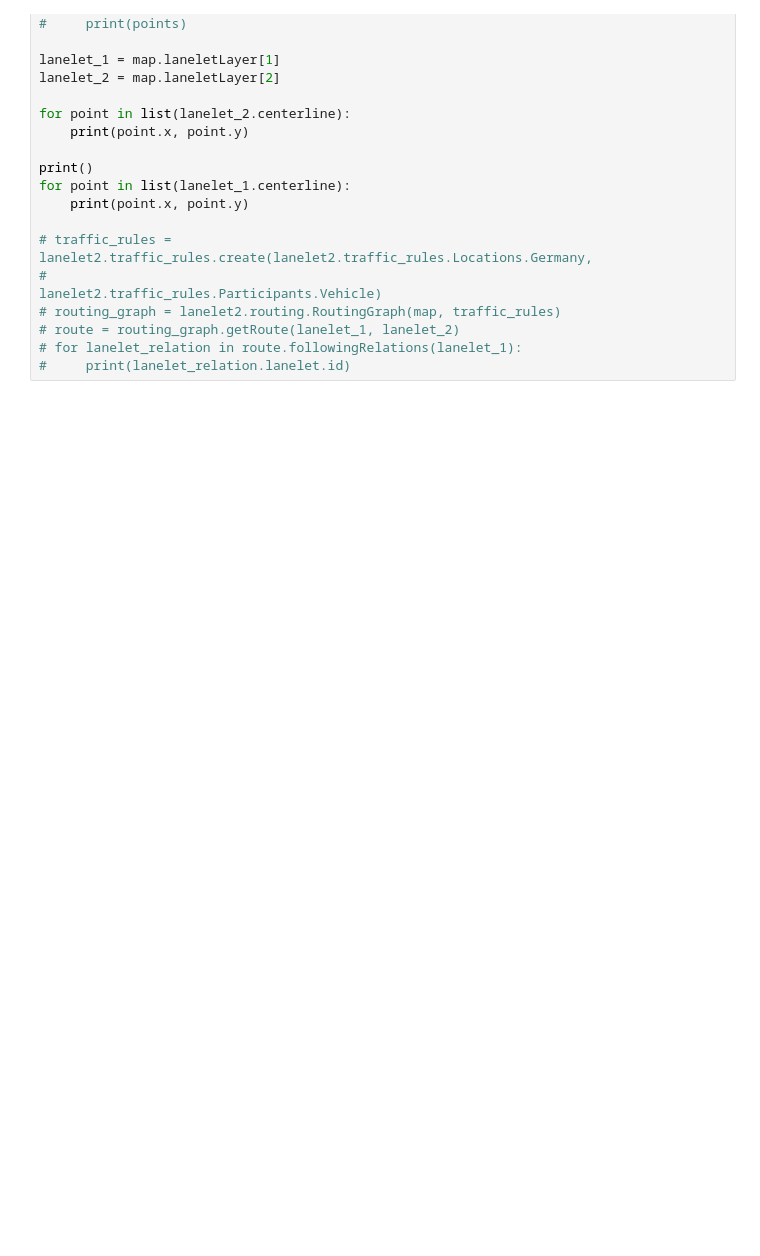
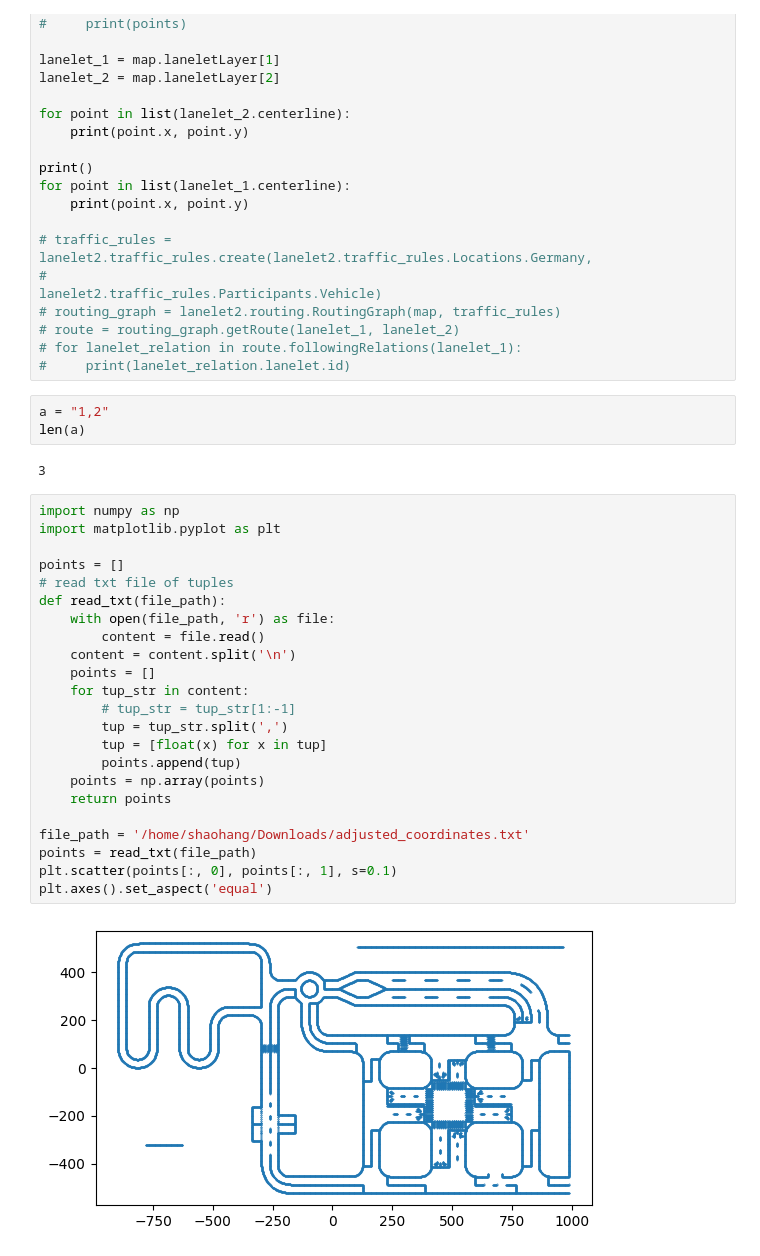
Before and after one commit to CAS-LRJ/ISS, a Jupyter notebook: ISS/algorithms/planning/global_planner/map_build.ipynb, the cells around one changed output. Cells and saved outputs as stored; diff of their text form; blank space fills up the shorter version.

```diff
--- a/ISS/algorithms/planning/global_planner/map_build.ipynb
+++ b/ISS/algorithms/planning/global_planner/map_build.ipynb
@@ -234,3 +303,33 @@ for point in list(lanelet_1.centerline):
 # route = routing_graph.getRoute(lanelet_1, lanelet_2)
 # for lanelet_relation in route.followingRelations(lanelet_1):
 #     print(lanelet_relation.lanelet.id)
+# %%
+a = "1,2"
+len(a)
+# %% [output]
+3
+# %%
+import numpy as np
+import matplotlib.pyplot as plt
+
+points = []
+# read txt file of tuples
+def read_txt(file_path):
+    with open(file_path, 'r') as file:
+        content = file.read()
+    content = content.split('\n')
+    points = []
+    for tup_str in content:
+        # tup_str = tup_str[1:-1]
+        tup = tup_str.split(',')
+        tup = [float(x) for x in tup]
+        points.append(tup)
+    points = np.array(points)
+    return points
+
+file_path = '/home/shaohang/Downloads/adjusted_coordinates.txt'
+points = read_txt(file_path)
+plt.scatter(points[:, 0], points[:, 1], s=0.1)
+plt.axes().set_aspect('equal')
+# %% [output]
+[figure, added]
```
Also changed, not shown: parts of 8 cells of this notebook, 13 other files.
